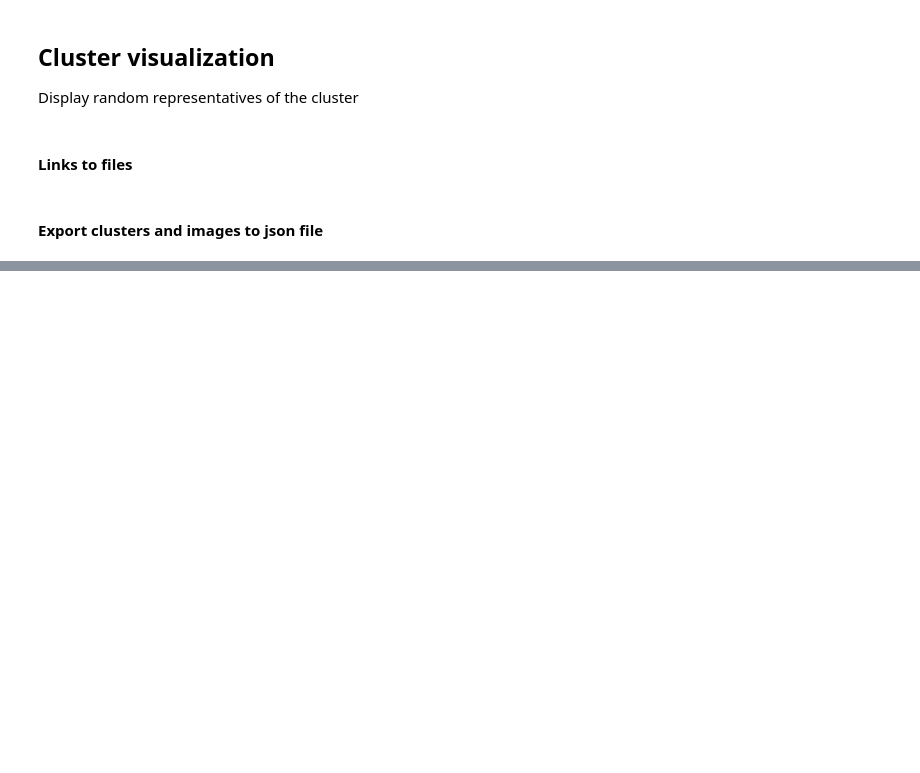
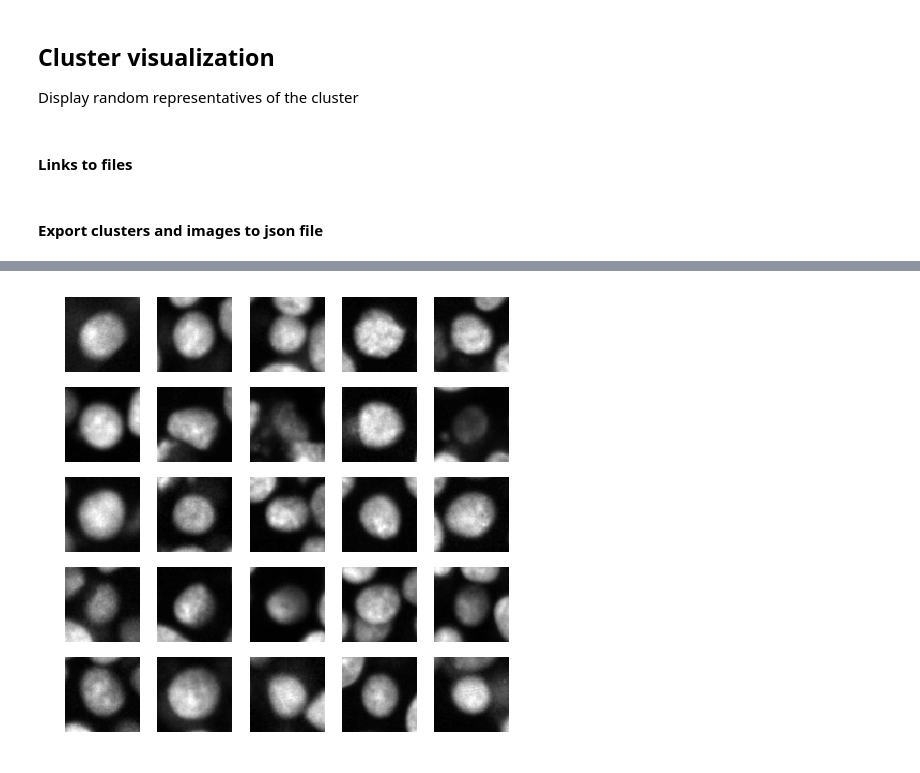
Before and after one commit to Gvaihir/image_sudoku, a Jupyter notebook: clust_visu.ipynb, the cells around one changed output, grey strips where cells are left out. Saved outputs shown, nothing was run; the diff lists cells and outputs as text; code cells hidden in the pictures; blank space fills up the shorter version.

```diff
--- a/clust_visu.ipynb
+++ b/clust_visu.ipynb
@@ -67,2 +65,19 @@ with open(os.path.join("/data2/02_sudoku/model_alex/", "_".join(["imCluster_epoc
+# %%
+fig=plt.figure(figsize=(8, 8))
+columns = 5
+rows = 5
+clust_to_plot = 51
+
+for k in range(1, columns * rows + 1):
+    select_im = myObj.images[clust_to_plot]
+    rand_select = [select_im[x] for x in np.random.choice(range(1, len(select_im)), 1)]
+    img_import = cv2.imread(os.path.join("/data2/02_sudoku/cropped_1field", rand_select[0]), -1)
+    fig.add_subplot(rows, columns, k)
+    #plt.text(0, 0, s=rand_select)
+    plt.imshow(img_import, cmap='gray');
+    plt.axis('off')
+plt.show()
+# %% [output]
+[figure, added]
 # %%
 fig=plt.figure(figsize=(8, 8))
```
Also changed, not shown: parts of 8 cells of this notebook.
